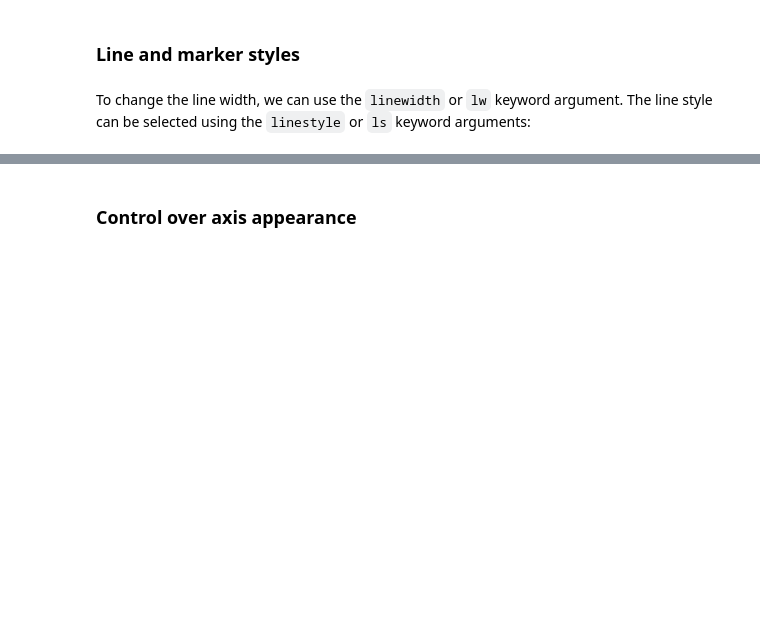
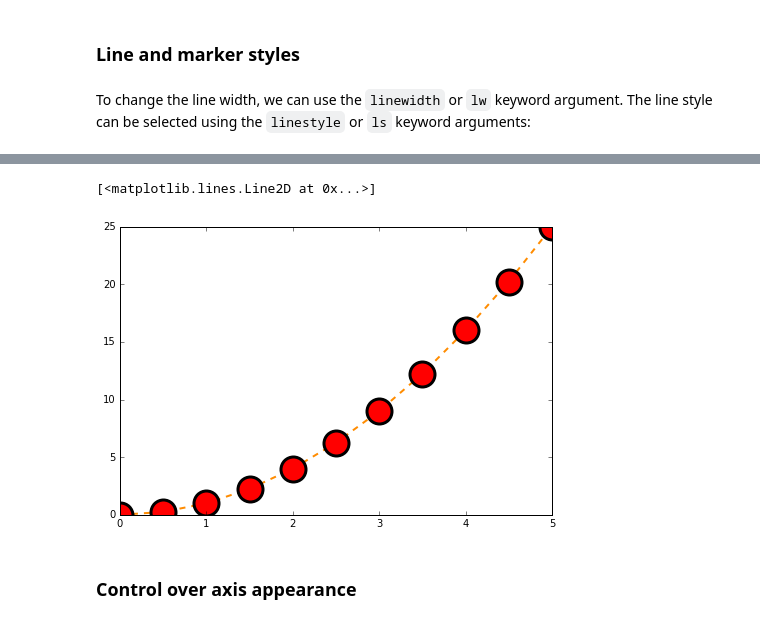
Before and after one commit to stephenlaw30/DataScienceMasters, a Jupyter notebook: Python/DataScience-MachineLearning_Bootcamp/03_Python-for-Data-Visualization/01_Matplotlib/Matplotlib Concepts Lecture.ipynb, the cells around one changed output, grey strips where cells are left out. Cells and saved outputs as stored; diff of their text form; code cells hidden in the pictures; blank space fills up the shorter version.

```diff
--- a/Python/DataScience-MachineLearning_Bootcamp/03_Python-for-Data-Visualization/01_Matplotlib/Matplotlib Concepts Lecture.ipynb
+++ b/Python/DataScience-MachineLearning_Bootcamp/03_Python-for-Data-Visualization/01_Matplotlib/Matplotlib Concepts Lecture.ipynb
@@ -434,3 +444,12 @@ ax.plot(x, x+16, color="purple", lw=1, ls='-', marker='s', markersize=8,
+# %%
+fig = plt.figure()
+axes = fig.add_axes([0,0,1,1])
+
+axes.plot(x,y,color='#FF8C00', lw=2, ls='--', marker='o', markersize=25, markerfacecolor='red', markeredgewidth=3,
+          markeredgecolor='black')
+# %% [output]
+[<matplotlib.lines.Line2D at 0x...>]
+[figure, added]
 # %% [markdown]
 ### Control over axis appearance
 # %% [markdown]
```
Also changed, not shown: parts of 9 cells of this notebook, 3 other files.
